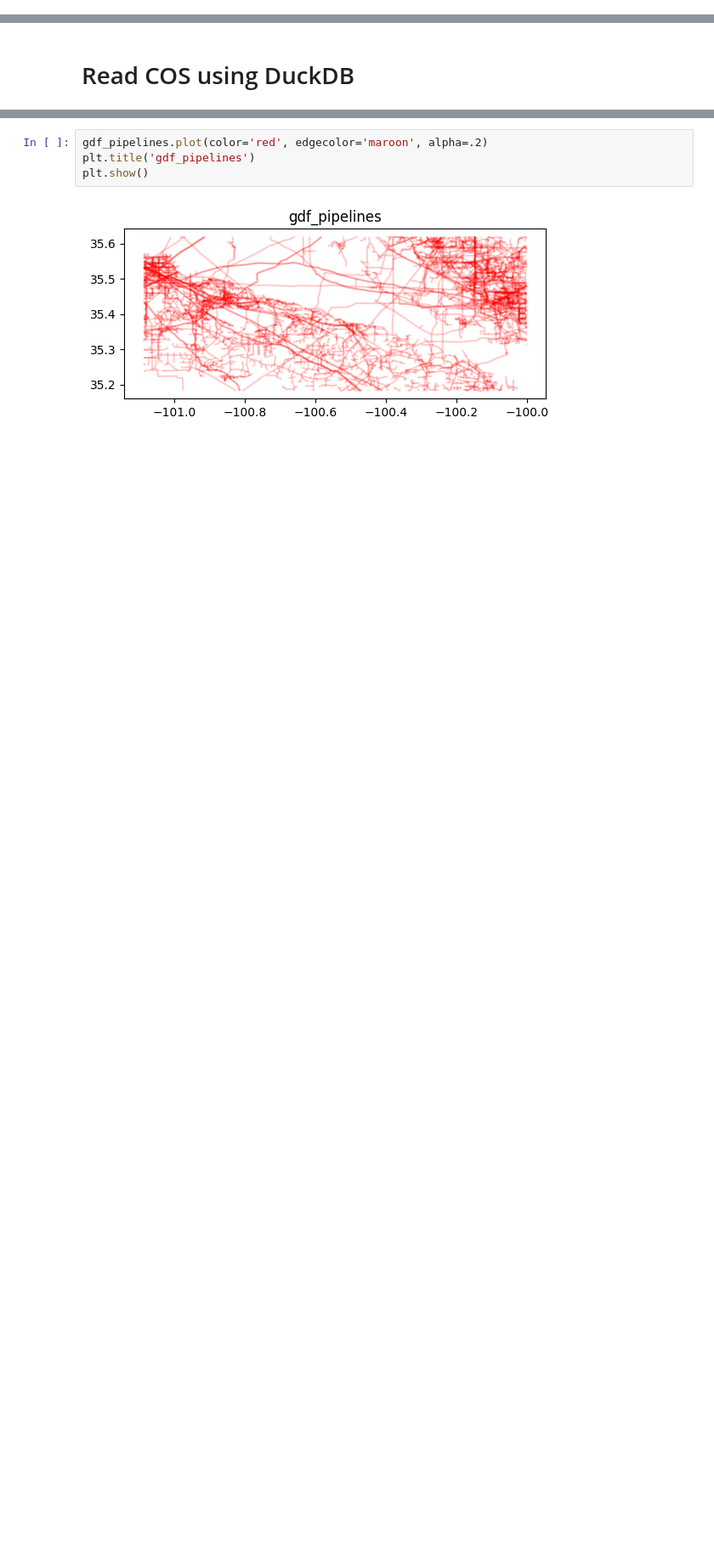
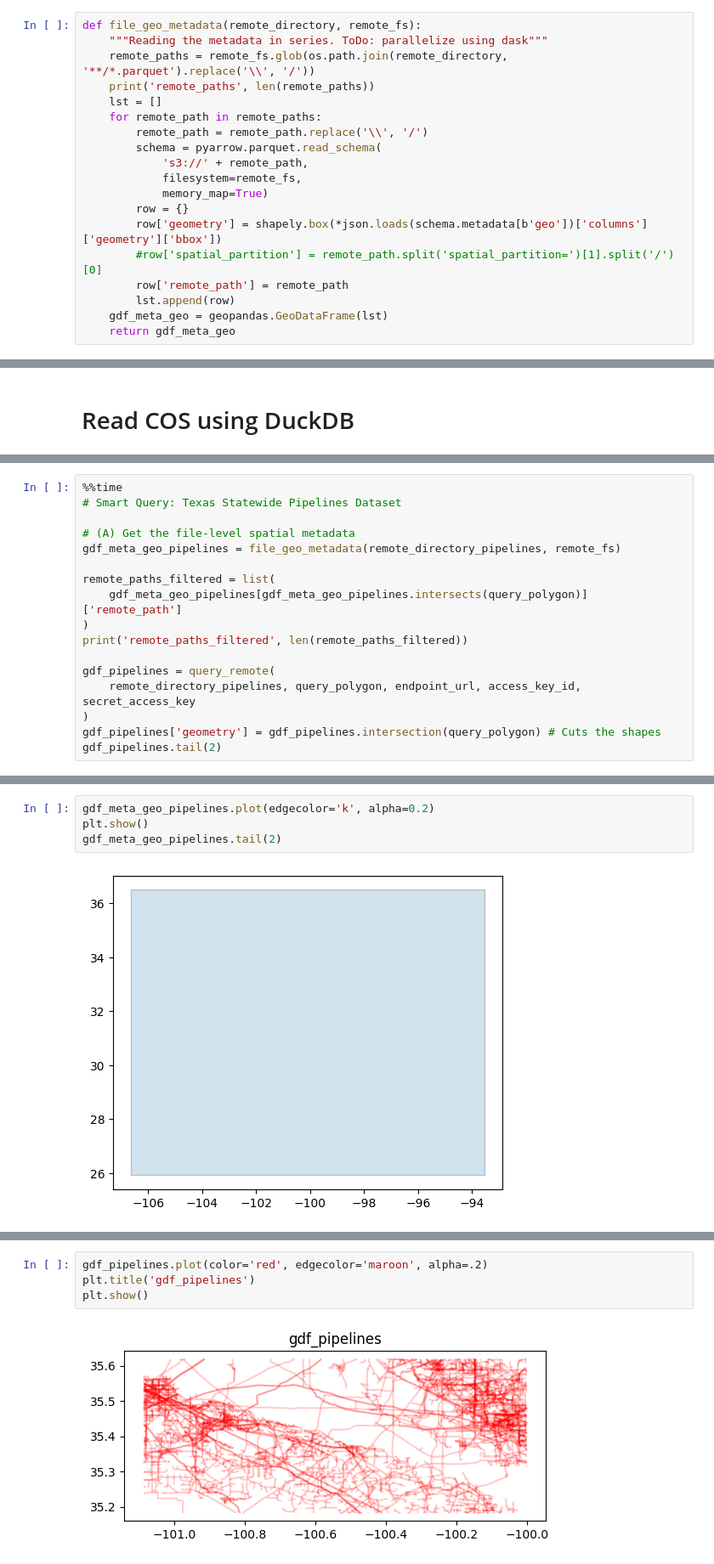
Before and after one commit to IBM/tensorlakehouse, a Jupyter notebook: examples/query_cos_oil_gas.ipynb, the cells around one changed output, grey strips where cells are left out. Shown at 85% size. Cells and saved outputs as stored; diff of their text form; blank space fills up the shorter version.

Commit message:
more efficient spatial query

```diff
--- a/examples/query_cos_oil_gas.ipynb
+++ b/examples/query_cos_oil_gas.ipynb
@@ -148,0 +153,19 @@ plt.show()
+# %%
+def file_geo_metadata(remote_directory, remote_fs):
+    """Reading the metadata in series. ToDo: parallelize using dask"""
+    remote_paths = remote_fs.glob(os.path.join(remote_directory, '**/*.parquet').replace('\\', '/'))
+    print('remote_paths', len(remote_paths))
+    lst = []
+    for remote_path in remote_paths:
+        remote_path = remote_path.replace('\\', '/')
+        schema = pyarrow.parquet.read_schema(
+            's3://' + remote_path,
+            filesystem=remote_fs,
+            memory_map=True)
+        row = {}
+        row['geometry'] = shapely.box(*json.loads(schema.metadata[b'geo'])['columns']['geometry']['bbox'])
+        #row['spatial_partition'] = remote_path.split('spatial_partition=')[1].split('/')[0]
+        row['remote_path'] = remote_path
+        lst.append(row)
+    gdf_meta_geo = geopandas.GeoDataFrame(lst)
+    return gdf_meta_geo
@@ -208,0 +243,17 @@ Wall time: 20.5 s
+# %%
+%%time
+# Smart Query: Texas Statewide Pipelines Dataset
+
+# (A) Get the file-level spatial metadata
+gdf_meta_geo_pipelines = file_geo_metadata(remote_directory_pipelines, remote_fs)
+
+remote_paths_filtered = list(
+    gdf_meta_geo_pipelines[gdf_meta_geo_pipelines.intersects(query_polygon)]['remote_path']
+)
+print('remote_paths_filtered', len(remote_paths_filtered))
+
+gdf_pipelines = query_remote(
+    remote_directory_pipelines, query_polygon, endpoint_url, access_key_id, secret_access_key
+)
+gdf_pipelines['geometry'] = gdf_pipelines.intersection(query_polygon) # Cuts the shapes
+gdf_pipelines.tail(2)
@@ -208,0 +269,6 @@ Wall time: 20.5 s
+# %%
+gdf_meta_geo_pipelines.plot(edgecolor='k', alpha=0.2)
+plt.show()
+gdf_meta_geo_pipelines.tail(2)
+# %% [output]
+[figure, added]
```
Also changed, not shown: parts of 11 cells of this notebook.
